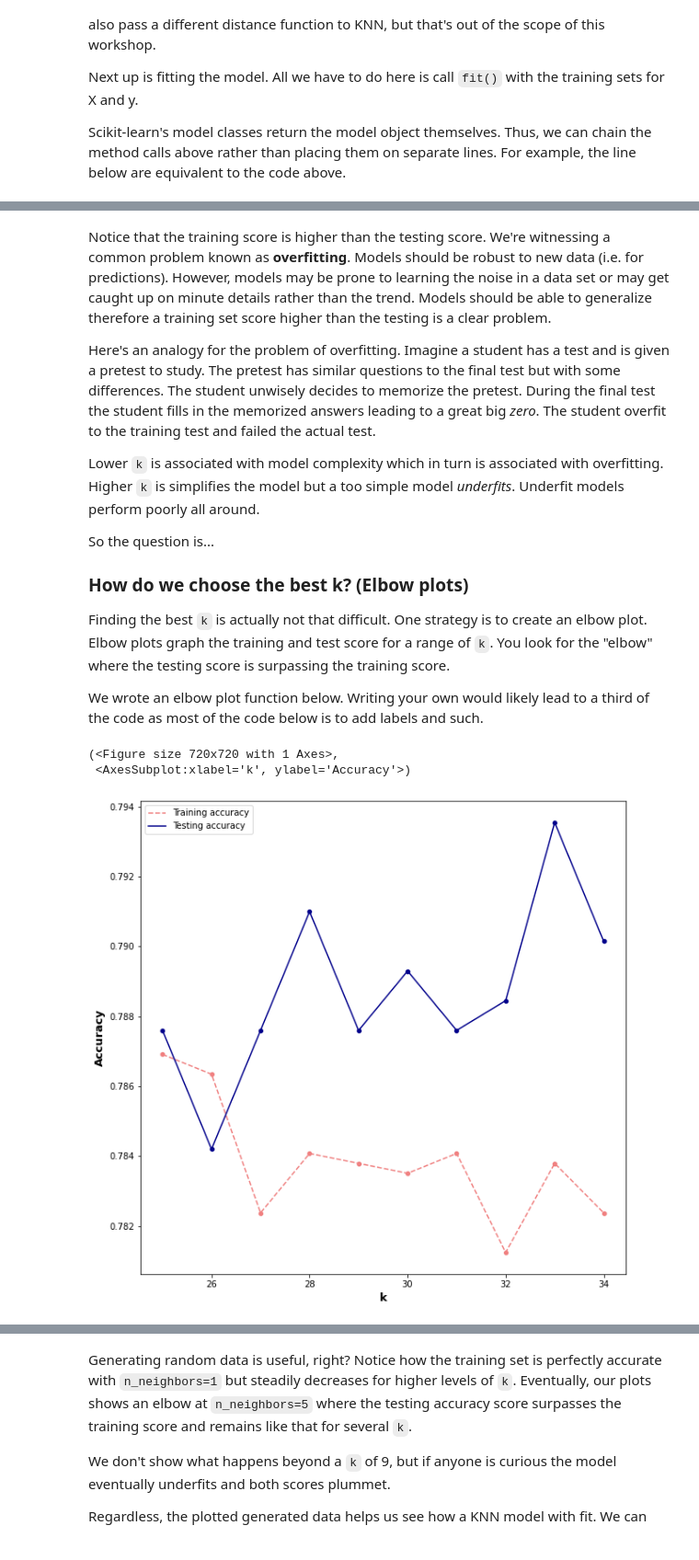
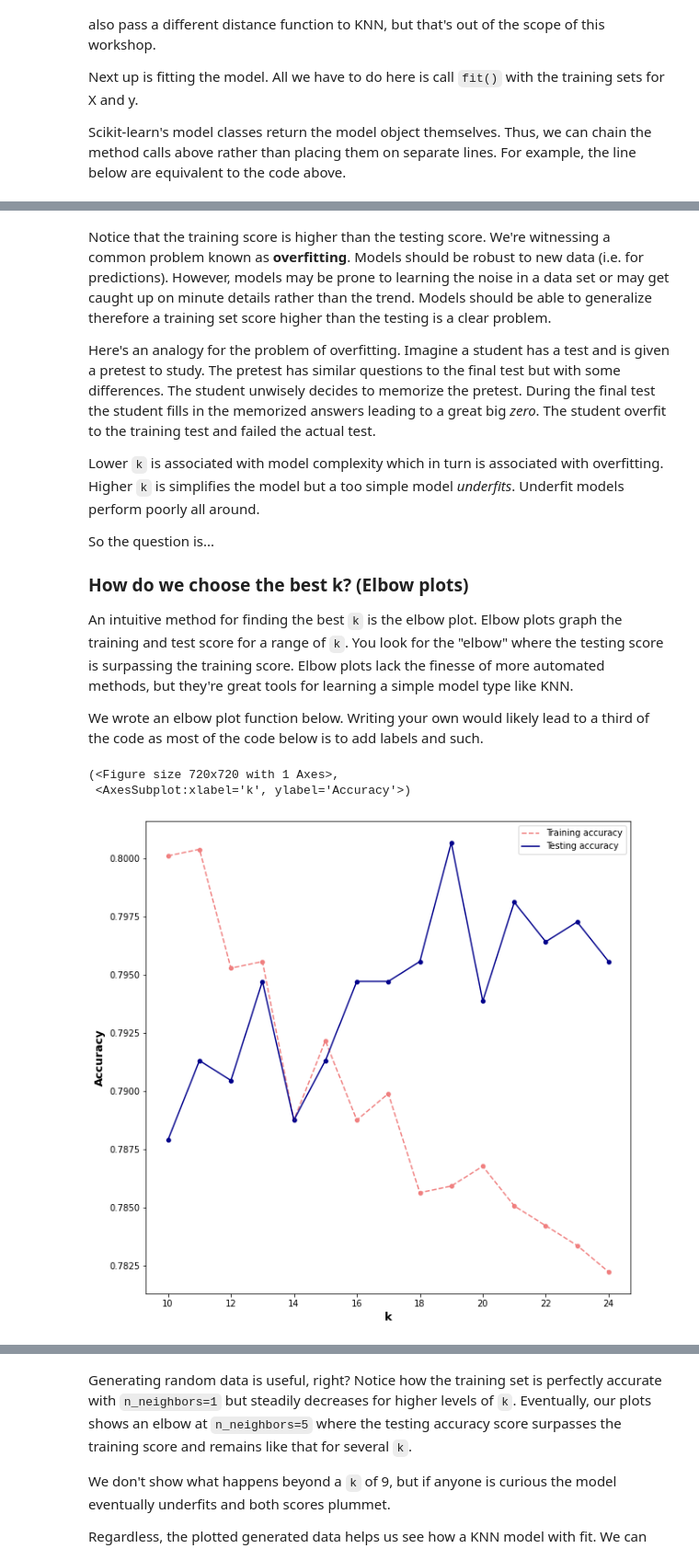
Before and after one commit to habibaaziz/OPEN_DATA_NYC_2021, a Jupyter notebook: MachineLearning.ipynb, the cells around one changed output, grey strips where cells are left out. Shown: that part at 92% size. Drawn from its saved outputs; the diff is of its cells as text; code cells hidden in the pictures.

```diff
--- a/MachineLearning.ipynb
+++ b/MachineLearning.ipynb
@@ -82,7 +77,7 @@ import numpy as np
 import matplotlib.pyplot as plt
 import seaborn as sns
 
-clean_heat = pd.read_csv("NYC_Clean_Heat_Dataset__Historical_.csv")
+clean_heat = pd.read_csv("https://raw.githubusercontent.com/habibaaziz/OPEN_DATA_NYC_2021/main/NYC_Clean_Heat_Dataset__Historical_.csv")
 # %% [markdown]
 The code above simply loads several of the libraries we'll be using under the common aliases as well as loads the data set into a variable called _clean_heat_.
 
@@ -204,0 +180,21 @@ Categorical variables may be unbalanced in terms of their classes. For example,
+# %%
+# List of (most) categorical columns
+cats = ["borough", "primary_fuel", "utility",
+        "greener_greater_buildings", "burner_model",
+        "num_ident_boilers", "building_type",
+        "council_district", "community_board",
+        "condo", "coop", "nta"]# + zero_nans_cats
+
+# Convert the types of each categorical
+for cat in cats:
+    clean_heat[cat] = clean_heat[cat].astype("category")
+
+# Convert year columns to i64s.
+for year_i64 in zero_nans_cats:
+    clean_heat[year_i64] = clean_heat[year_i64].astype("Int64")
+
+# Mild feature engineering as a test
+clean_heat["avg_mmbtu"] = (clean_heat.total_mmbtu_high + clean_heat.total_mmbtu_low)/2
+clean_heat["avg_gallons"] = (clean_heat.total_gallons_high + clean_heat.total_gallons_low)/2
+clean_heat["avg_mmbtu_sqft"] = clean_heat.avg_mmbtu/clean_heat.bldg_sqft
+clean_heat["avg_gallons_sqft"] = clean_heat.avg_gallons/clean_heat.bldg_sqft
@@ -313,11 +325,3 @@ We can see exactly where the observations are from the rug plot (red) and densit
 ## Scatter plot
 
 Bi/multivariate plots, such as scatter plots, help visualize trends across more than one variable. Looking at trends visually helps us craft models because we can actually see our data laid out for us. Of course, plots aren't a substitute for rigorous analysis because visual trends may still fall within the margin of errors.
-# %%
-
-
-# TEMP
-
-fig, ax = plt.subplots(figsize=(10, 10))
-ax = sns.scatterplot(x="bldg_sqft", y="avg_mmbtu", hue="borough", data=clean_heat, ax=ax, alpha=0.5)
-ax.set_xlim(1, 500000)
@@ -453,7 +487,7 @@ So the question is...
 
 ### How do we choose the best k? (Elbow plots)
 
-Finding the best `k` is actually not that difficult. One strategy is to create an elbow plot. Elbow plots graph the training and test score for a range of `k`. You look for the "elbow" where the testing score is surpassing the training score.
+An intuitive method for finding the best `k` is the elbow plot. Elbow plots graph the training and test score for a range of `k`. You look for the "elbow" where the testing score is surpassing the training score. Elbow plots lack the finesse of more automated methods, but they're great tools for learning a simple model type like KNN.
 
 We wrote an elbow plot function below. Writing your own would likely lead to a third of the code as most of the code below is to add labels and such.
 # %%
@@ -473,35 +507,35 @@ def elbow_plot(X_train, y_train, X_test, y_test, k_range=11):
     for k in k_range:
         knn = KNeighborsClassifier(k).fit(X_train, y_train)
         training_accuracy.append(knn.score(X_train, y_train))
         testing_accuracy.append(knn.score(X_test, y_test))
 
     # Plot both and label
     fig, ax = plt.subplots(figsize=(10, 10))
     # Training line and points
     sns.lineplot(x=k_range, y=training_accuracy,
                  color="lightcoral", ax=ax,
                  label="Training accuracy",
                  linestyle='--')
     sns.scatterplot(x=k_range, y=training_accuracy,
                     color="lightcoral", ax=ax)
     # Testing line and points
     sns.lineplot(x=k_range, y=testing_accuracy,
                  label="Testing accuracy",
                  color="darkblue", ax=ax)
     sns.scatterplot(x=k_range, y=testing_accuracy,
                     color="darkblue", ax=ax)
     ax.set_ylabel("Accuracy",
                   fontdict=label_style)
     ax.set_xlabel("k",
                   fontdict=label_style)
 
     return fig, ax
 
-elbow_plot(X_train, y_train, X_test, y_test, range(25, 35))
+elbow_plot(X_train, y_train, X_test, y_test, range(10, 25))
 # %% [output]
 (<Figure size 720x720 with 1 Axes>,
  <AxesSubplot:xlabel='k', ylabel='Accuracy'>)
-[figure, old version]
+[figure, new version]
 # %% [markdown]
 ### And now we have some caveats
 
```
Also changed, not shown: parts of 30 cells of this notebook.
